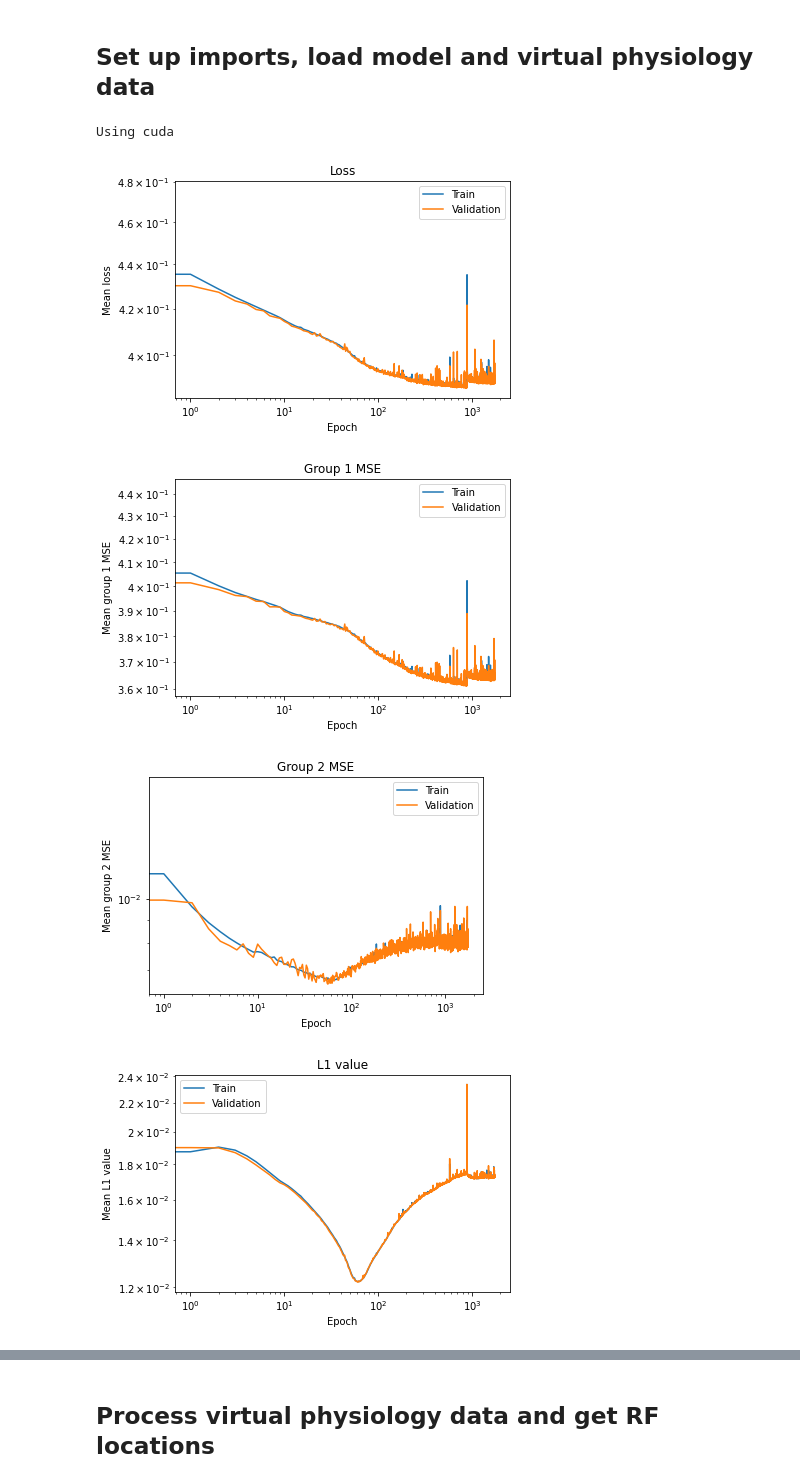
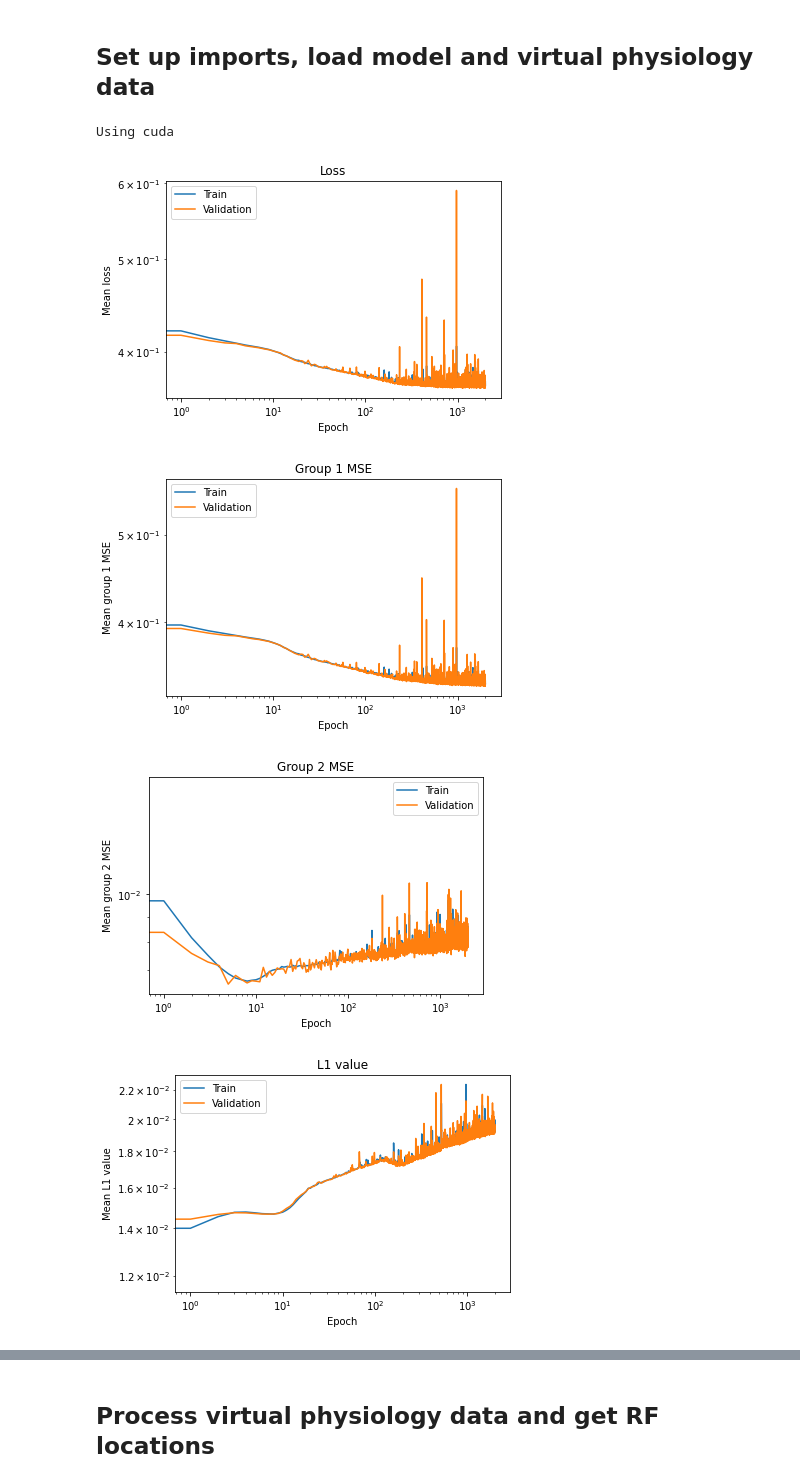
Before and after one commit to sebbkw/rnn, a Jupyter notebook: analyse_network.ipynb, the cells around one changed output, grey strips where cells are left out. Saved outputs shown, nothing was run; the diff lists cells and outputs as text; code cells hidden in the pictures.

```diff
--- a/analyse_network.ipynb
+++ b/analyse_network.ipynb
@@ -35,7 +35,7 @@ FRAME_SIZE = 20
 WARMUP = 4
 MODE = 'hierarchical'
 T_STEPS = 45
-DALE = True
+DALE = False
 
 # Global graph variables
 GROUP1_COLOR = 'dodgerblue'
@@ -52,9 +52,9 @@ PATHS = [
     # 20px, 2000 epochs
     'model-hierarchical-300000examples-20framesize-2000epochs-45tsteps-1600units-0.0005lr-4warmup-0.25gradclip-6.25L1/0.2beta',
 
-    'model-0.25gradclip-TrueDale-1600units-0.0005lr-20framesize-0.2beta-hierarchicalmode-45tsteps-4warmup-2000epochs-1e-06L1-20210325-152447'
+    'grid-search-models/model-hierarchicalmode-20framesize-45tsteps-4warmup-2000epochs-1600units-0.0005lr-0.25gradclip-3.162277660168379e-06L1-0.1beta-20210325-232347'
 ]
-PATH = PATHS[4]
+PATH = PATHS[3]
 
 # Set device to use on network
 DEVICE = torch.device('cuda' if torch.cuda.is_available() else 'cpu')
@@ -90,36 +90,36 @@ else:
         plt.ylabel('Mean loss')
         plt.title("Loss")
         plt.legend(['Train', 'Validation'])
         plt.show()
 
         plt.loglog(history['train']['MSE_1']);
         plt.loglog(history['val_history']['MSE_1']);
         plt.xlabel('Epoch')
         plt.ylabel('Mean group 1 MSE')
         plt.title("Group 1 MSE")
         plt.legend(['Train', 'Validation'])
         plt.show()
 
         plt.loglog(history['train']['MSE_2']);
         plt.loglog(history['val_history']['MSE_2']);
         plt.xlabel('Epoch')
         plt.ylabel('Mean group 2 MSE')
         plt.title("Group 2 MSE")
         plt.legend(['Train', 'Validation'])
         plt.show()
 
         plt.loglog(history['train']['L1']);
         plt.loglog(history['val_history']['L1']);
         plt.xlabel('Epoch')
         plt.ylabel('Mean L1 value')
         plt.title('L1 value')
         plt.legend(['Train', 'Validation'])
         plt.show()
 # %% [output]
 Using cuda
-[figure, old version]
+[figure, new version]
-[figure, old version]
+[figure, new version]
-[figure, old version]
+[figure, new version]
-[figure, old version]
+[figure, new version]
 # %%
 # Load or save previously generated physiology data
```
Also changed, not shown: parts of 12 cells of this notebook.
